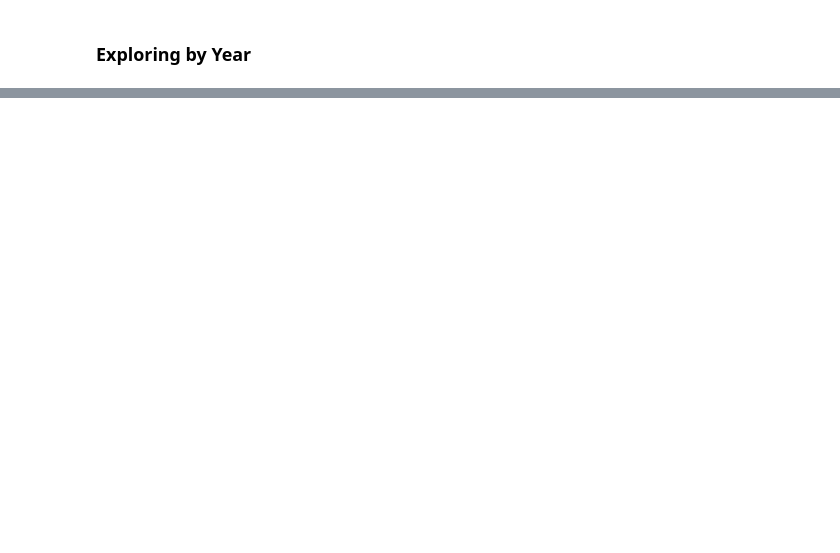
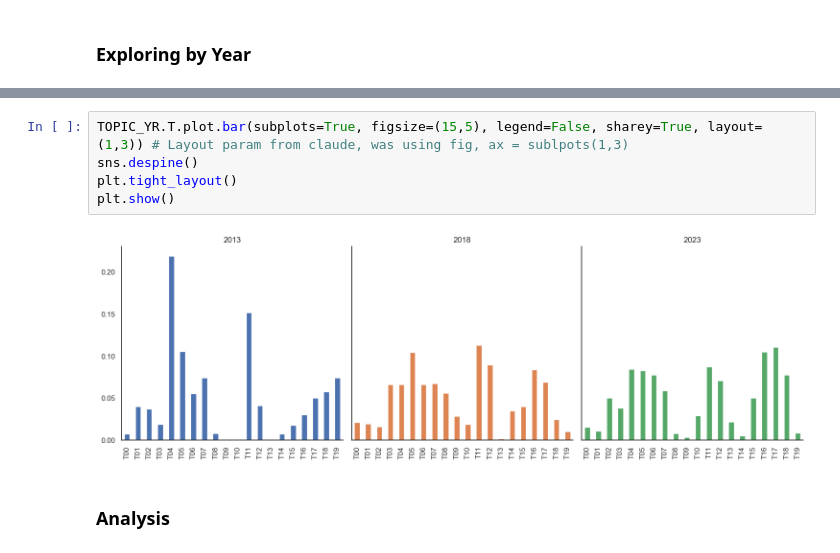
Before and after one commit to caroline-kranefuss/evolving_sentiment_climate, a Jupyter notebook: notebooks/LDA.ipynb, the cells around one changed output, grey strips where cells are left out. Saved outputs shown, nothing was run; the diff lists cells and outputs as text; blank space fills up the shorter version.

```diff
--- a/notebooks/LDA.ipynb
+++ b/notebooks/LDA.ipynb
@@ -267,0 +317,9 @@ plt.show()
+# %%
+TOPIC_YR.T.plot.bar(subplots=True, figsize=(15,5), legend=False, sharey=True, layout=(1,3)) # Layout param from claude, was using fig, ax = sublpots(1,3)
+sns.despine()
+plt.tight_layout()
+plt.show()
+# %% [output]
+[figure, added]
+# %% [markdown]
+### Analysis
```
Also changed, not shown: parts of 10 cells of this notebook, 3 other files.
